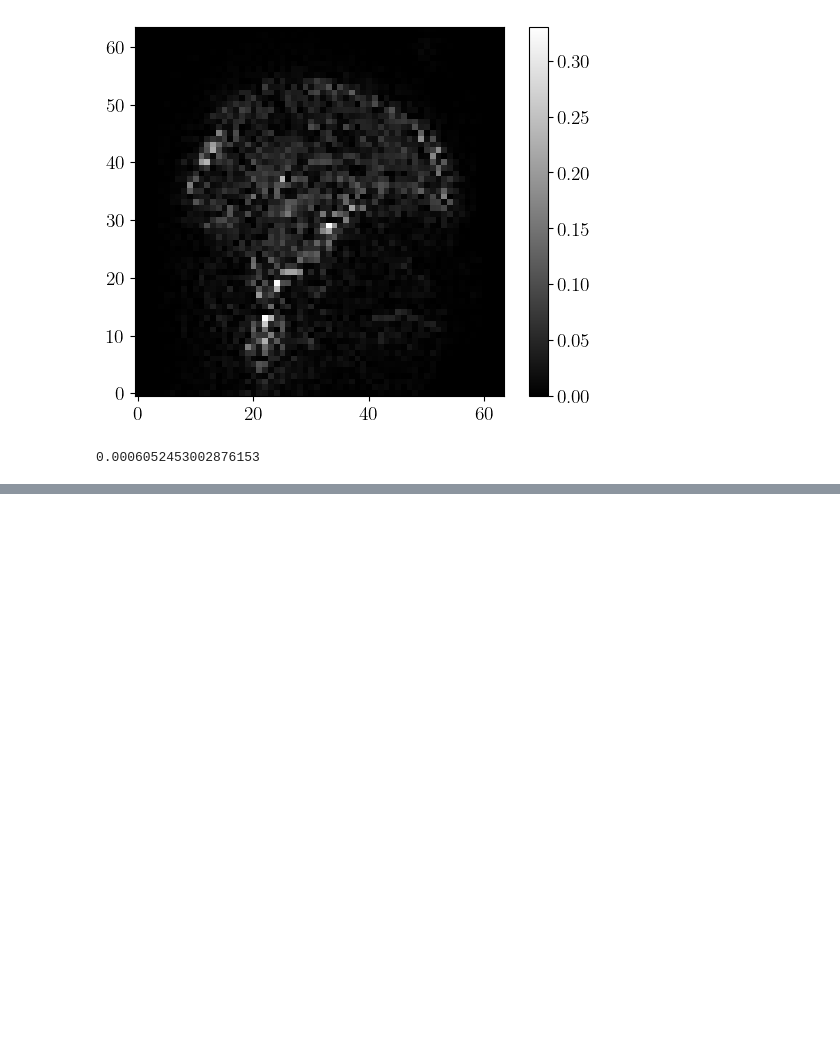
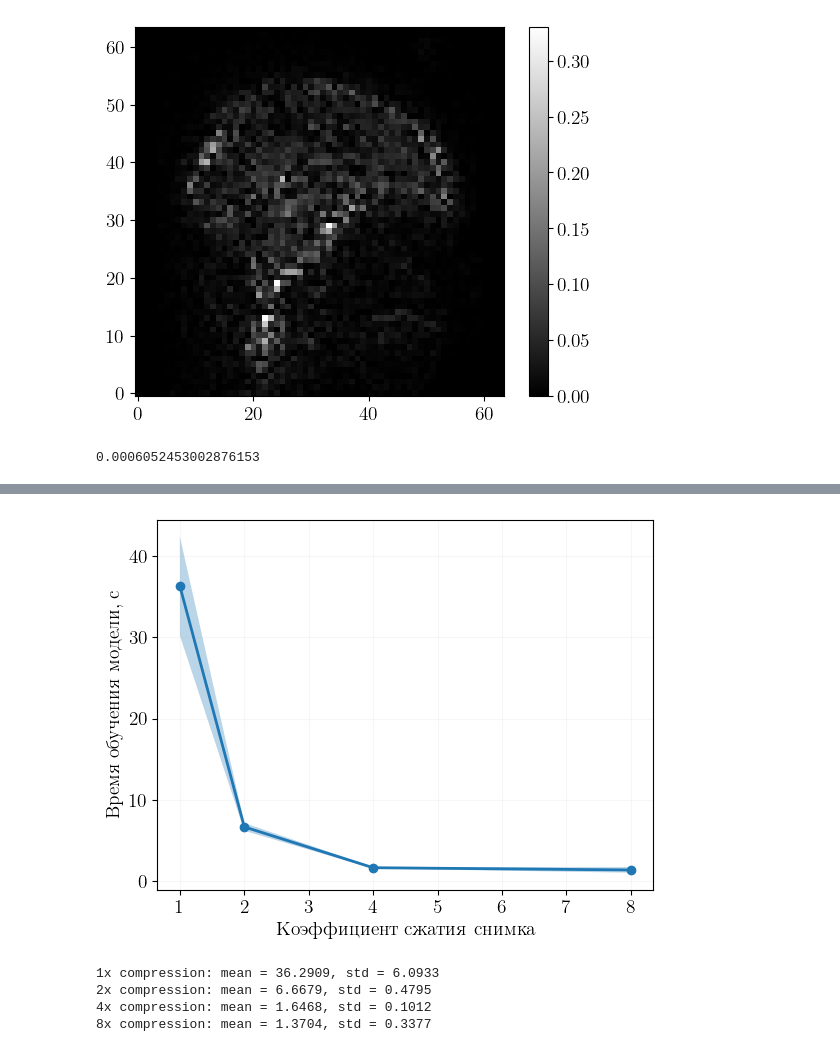
Before and after one commit to intsystems/2023-Project-112, a Jupyter notebook: code/main.ipynb, the cells around one changed output, grey strips where cells are left out. Drawn from its saved outputs; the diff is of its cells as text; code cells hidden in the pictures; blank space fills up the shorter version.

Commit message:
time vs coef plot

```diff
--- a/code/main.ipynb
+++ b/code/main.ipynb
@@ -541,0 +583,33 @@ MSE_test
+# %%
+times1 = np.array(times1)
+times2 = np.array(times2)
+times4 = np.array(times4)
+times8 = np.array(times8)
+# %%
+times = np.array([times1, times2, times4, times8])
+# %%
+means = times.mean(axis=1)
+stds = times.std(axis=1)
+# %%
+coeffs = np.array([1, 2, 4, 8])
+# %%
+plt.plot(coeffs, means, marker='o')
+plt.fill_between(coeffs, means - stds, means + stds, alpha=0.3)
+#plt.xticks(ticks=coeffs)
+plt.xlabel("Коэффициент сжатия снимка")
+plt.ylabel("Время обучения модели, с")
+plt.grid(alpha=0.1)
+plt.savefig("time_vs_coef.pdf", bbox_inches="tight")
+plt.show()
+# %% [output]
+[figure, added]
+# %%
+print(f"1x compression: mean = {means[0]:.4f}, std = {stds[0]:.4f}")
+print(f"2x compression: mean = {means[1]:.4f}, std = {stds[1]:.4f}")
+print(f"4x compression: mean = {means[2]:.4f}, std = {stds[2]:.4f}")
+print(f"8x compression: mean = {means[3]:.4f}, std = {stds[3]:.4f}")
+# %% [output]
+1x compression: mean = 36.2909, std = 6.0933
+2x compression: mean = 6.6679, std = 0.4795
+4x compression: mean = 1.6468, std = 0.1012
+8x compression: mean = 1.3704, std = 0.3377
```
Also changed, not shown: parts of 6 cells of this notebook, 1 other file.
